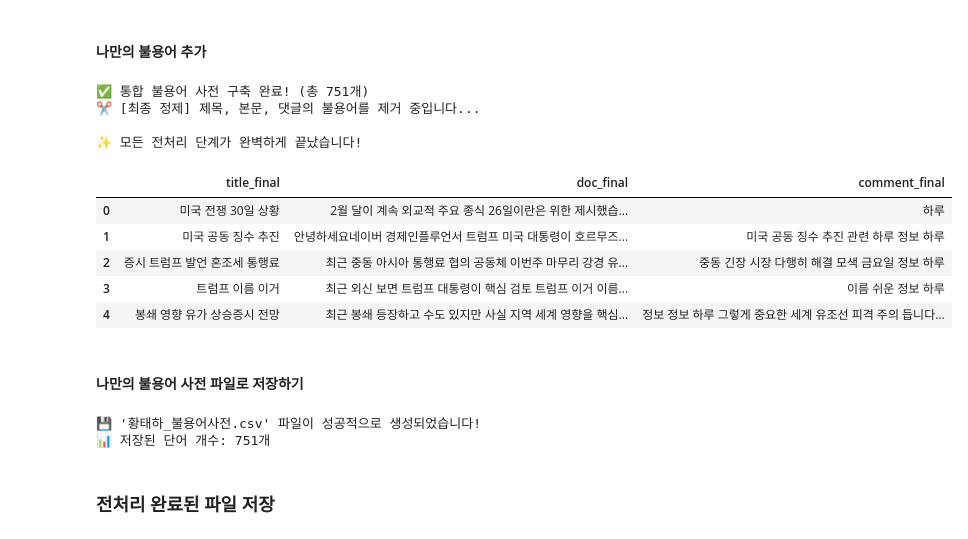
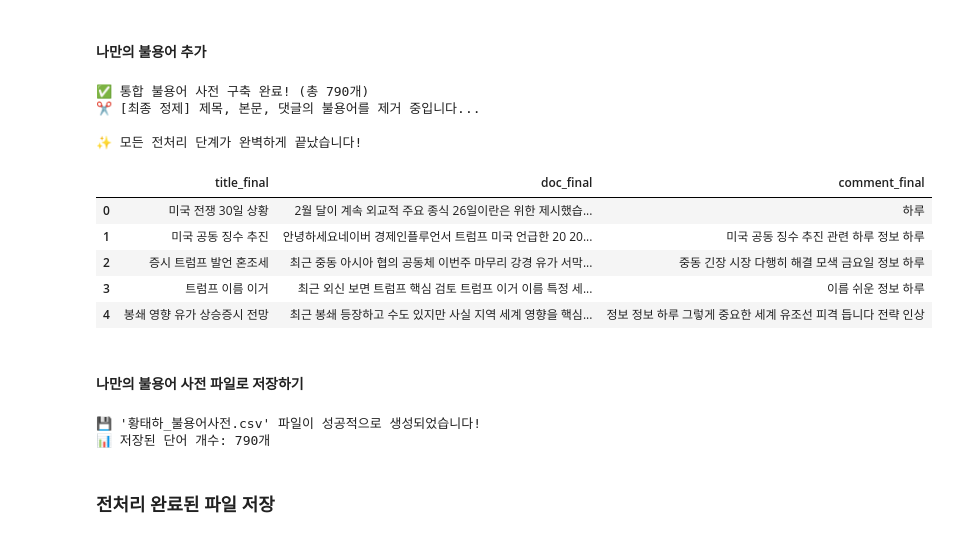
Before and after one commit to taehatae/Crawling_practice, a Jupyter notebook: 중간고사팀프로젝트/중간고사팀프로젝트_황태하_신형진.ipynb, the cells around one changed output. Drawn from its saved outputs; the diff is of its cells as text; code cells hidden in the pictures.

```diff
--- a/중간고사팀프로젝트/중간고사팀프로젝트_황태하_신형진.ipynb
+++ b/중간고사팀프로젝트/중간고사팀프로젝트_황태하_신형진.ipynb
@@ -697,7 +697,15 @@ my_stopwords = [
     '자동', '등업', '회원', '추천글', '후속글', '자랑글', '뉴스글', '대응글',
     '종목글', '이야기방', '비방글', '저격글', '욕설글', '통보', '삭제', '강퇴',
     '참고', '투자', '책임', '본인', '양식', '제목', '키워드', '동일', '미준수',
-    '보기', '작성자', '입력', '입력하세요', '작성일'
+    '보기', '작성자', '입력', '입력하세요', '작성일',
+
+    # 데이터 분석하며 알게된 노이즈
+    '주세요우리', '주의사항', '활동정지', '게시판매매', '게시판거시경제',
+    '공유가투법', '인간지표', '게시판코인', '활동정지대상', '코인경제',
+    '가투법', '자유', '실시간', '유도', '주의', '공지',
+    '주세요', '해당', '있음', '금지', '최신', '조건', '활용', '설정ai',
+    '표시', '영상', '이미지', 'ai', '캡처', '사진', '대통령은', '대통령이',
+    '미국이', '이란은', '통행료', '통과', '작성', '관리자'
 ]
 
 # 2. 최종 불용어 사전 구축 (외부 사전 stw + 나만의 사전 my_stopwords)
@@ -707,38 +715,38 @@ final_stopwords = set(stw + my_stopwords)
 print(f"✅ 통합 불용어 사전 구축 완료! (총 {len(final_stopwords)}개)")
 
 # 3. 불용어 및 한 글자 단어 제거 함수 정의
 def remove_final_stopwords(text):
     if not text or pd.isna(text):
         return ""
 
     # 띄어쓰기 단위로 분리하여 필터링
     # 조건: 2글자 이상 AND 최종 불용어 사전에 없을 것
     words = [word for word in str(text).split() if len(word) > 1 and word not in final_stopwords]
 
     return ' '.join(words)
 
 # 4. 제목, 본문, 댓글 데이터에 일괄 적용
 print("✂️ [최종 정제] 제목, 본문, 댓글의 불용어를 제거 중입니다...")
 
 df_total['title_final'] = df_total['title_noun'].apply(remove_final_stopwords)
 df_total['doc_final'] = df_total['doc_noun'].apply(remove_final_stopwords)
 df_total['comment_final'] = df_total['comment_noun'].apply(remove_final_stopwords)
 
 print("\n✨ 모든 전처리 단계가 완벽하게 끝났습니다!")
 
 # 5. 결과 샘플 확인 (정제된 3개 컬럼 확인)
 display(df_total[['title_final', 'doc_final', 'comment_final']].head())
 # %% [output]
-✅ 통합 불용어 사전 구축 완료! (총 751개)
+✅ 통합 불용어 사전 구축 완료! (총 790개)
 ✂️ [최종 정제] 제목, 본문, 댓글의 불용어를 제거 중입니다...
 
 ✨ 모든 전처리 단계가 완벽하게 끝났습니다!
 |  | title_final | doc_final | comment_final |
 | 0 | 미국 전쟁 30일 상황 | 2월 달이 계속 외교적 주요 종식 26일이란은 위한 제시했습... | 하루 |
-| 1 | 미국 공동 징수 추진 | 안녕하세요네이버 경제인플루언서 트럼프 미국 대통령이 호르무즈... | 미국 공동 징수 추진 관련 하루 정보 하루 |
-| 2 | 증시 트럼프 발언 혼조세 통행료 | 최근 중동 아시아 통행료 협의 공동체 이번주 마무리 강경 유... | 중동 긴장 시장 다행히 해결 모색 금요일 정보 하루 |
-| 3 | 트럼프 이름 이거 | 최근 외신 보면 트럼프 대통령이 핵심 검토 트럼프 이거 이름... | 이름 쉬운 정보 하루 |
-| 4 | 봉쇄 영향 유가 상승증시 전망 | 최근 봉쇄 등장하고 수도 있지만 사실 지역 세계 영향을 핵심... | 정보 정보 하루 그렇게 중요한 세계 유조선 피격 주의 듭니다... |
+| 1 | 미국 공동 징수 추진 | 안녕하세요네이버 경제인플루언서 트럼프 미국 언급한 20 20... | 미국 공동 징수 추진 관련 하루 정보 하루 |
+| 2 | 증시 트럼프 발언 혼조세 | 최근 중동 아시아 협의 공동체 이번주 마무리 강경 유가 서막... | 중동 긴장 시장 다행히 해결 모색 금요일 정보 하루 |
+| 3 | 트럼프 이름 이거 | 최근 외신 보면 트럼프 핵심 검토 트럼프 이거 이름 특정 세... | 이름 쉬운 정보 하루 |
+| 4 | 봉쇄 영향 유가 상승증시 전망 | 최근 봉쇄 등장하고 수도 있지만 사실 지역 세계 영향을 핵심... | 정보 정보 하루 그렇게 중요한 세계 유조선 피격 듭니다 전략 인상 |
 # %% [markdown]
 #### 나만의 불용어 사전 파일로 저장하기
 # %%
@@ -760,7 +768,7 @@ print(f"📊 저장된 단어 개수: {len(df_stopwords)}개")
 # final_stopwords = set(saved_st)
 # %% [output]
 💾 '황태하_불용어사전.csv' 파일이 성공적으로 생성되었습니다!
-📊 저장된 단어 개수: 751개
+📊 저장된 단어 개수: 790개
 # %% [markdown]
 ### 전처리 완료된 파일 저장
 # %%
```
Also changed, not shown: parts of 9 cells of this notebook, 3 other files.
